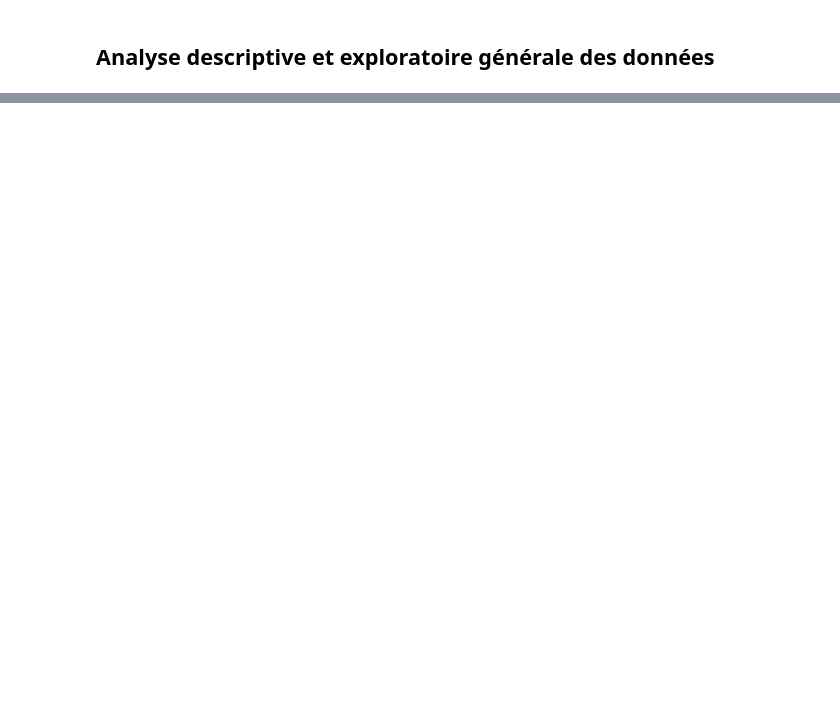
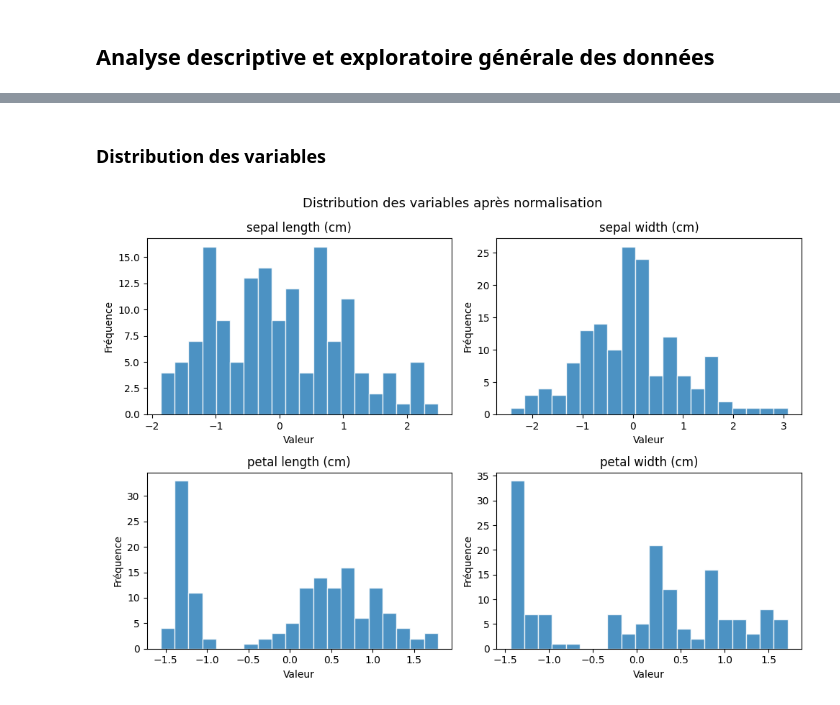
Before and after one commit to axel-achart/customer-personality-analysis, a Jupyter notebook: notebook.ipynb, the cells around one changed output, grey strips where cells are left out. Saved outputs shown, nothing was run; the diff lists cells and outputs as text; code cells hidden in the pictures; blank space fills up the shorter version.

```diff
--- a/notebook.ipynb
+++ b/notebook.ipynb
@@ -46,3 +49,18 @@ Aperçu des premières lignes :
 4       0
 # %% [markdown]
 ## Pré-traitement des données (normalisation, encodage, etc.)
+# %%
+from sklearn.preprocessing import StandardScaler
+
+# Séparation variables / cible
+features = [col for col in db.columns if col != "target"]
+X = db[features]
+
+# Standardisation (moyenne=0, écart-type=1), requis pour K-Means (distance euclidienne sensible aux échelles)
+scaler = StandardScaler()
+X_scaled = pd.DataFrame(scaler.fit_transform(X), columns=features, index=X.index)
+
+print("Statistiques AVANT normalisation :")
+print(X.describe().round(2))
+print("\nStatistiques APRÈS normalisation :")
+print(X_scaled.describe().round(2))
@@ -50,0 +110,17 @@ Aperçu des premières lignes :
+# %% [markdown]
+### Distribution des variables
+# %%
+fig, axes = plt.subplots(2, 2, figsize=(10, 7))
+axes = axes.flatten()
+
+for i, col in enumerate(features):
+    axes[i].hist(X_scaled[col], bins=20, edgecolor="white", alpha=0.8)
+    axes[i].set_title(col)
+    axes[i].set_xlabel("Valeur")
+    axes[i].set_ylabel("Fréquence")
+
+plt.suptitle("Distribution des variables après normalisation", fontsize=13)
+plt.tight_layout()
+plt.show()
+# %% [output]
+[figure, added]
```
Also changed, not shown: parts of 7 cells of this notebook, 2 other files.
